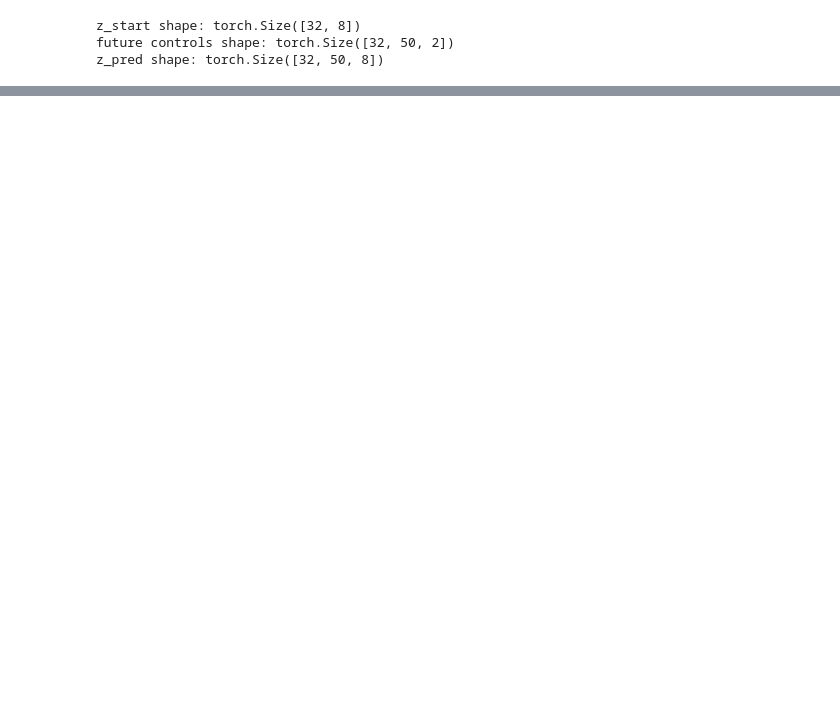
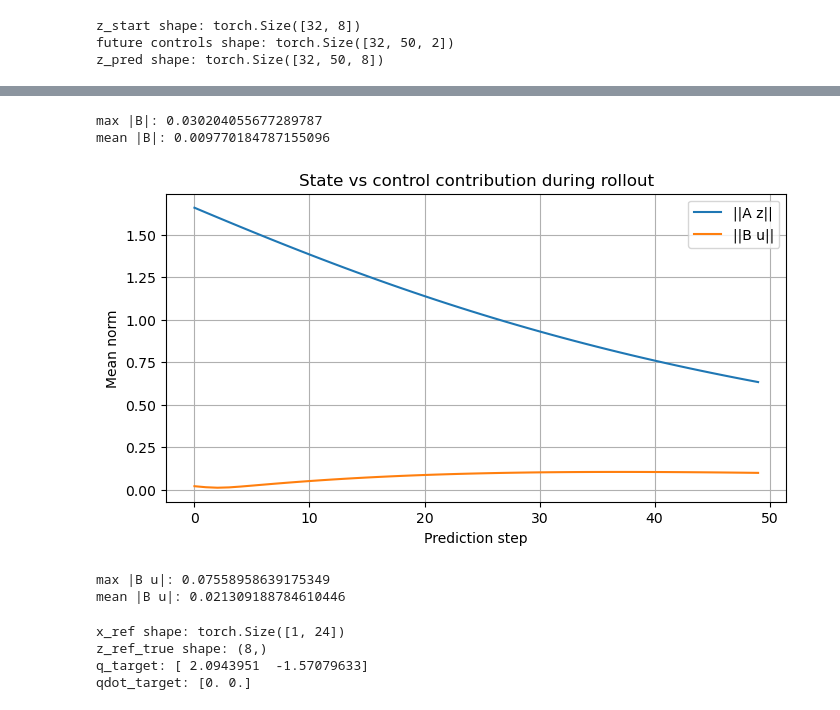
Before and after one commit to kiranThyagarajan/master-thesis, a Jupyter notebook: src/koopman-markers.ipynb, the cells around one changed output, grey strips where cells are left out. Drawn from its saved outputs; the diff is of its cells as text; code cells hidden in the pictures; blank space fills up the shorter version.

```diff
--- a/src/koopman-markers.ipynb
+++ b/src/koopman-markers.ipynb
@@ -472,0 +560,71 @@ Predicted future shape : (50, 24)
+# %%
+# --- Diagnose B contribution in a new block ---
+
+print("max |B|:", B.abs().max().item())
+print("mean |B|:", B.abs().mean().item())
+
+z_current = z_start
+
+state_norms = []
+control_norms = []
+
+for i in range(future_controls.shape[1]):
+    u_current = future_controls[:, i, :]
+
+    state_part = torch.bmm(A, z_current.unsqueeze(2)).squeeze(2)
+    control_part = torch.bmm(B, u_current.unsqueeze(2)).squeeze(2)
+
+    state_norms.append(state_part.norm(dim=1).mean().item())
+    control_norms.append(control_part.norm(dim=1).mean().item())
+
+    z_current = state_part + control_part
+
+plt.figure(figsize=(8, 4))
+plt.plot(state_norms, label="||A z||")
+plt.plot(control_norms, label="||B u||")
+plt.xlabel("Prediction step")
+plt.ylabel("Mean norm")
+plt.title("State vs control contribution during rollout")
+plt.legend()
+plt.grid(True)
+plt.show()
+
+Bu = torch.bmm(B, future_controls.transpose(1, 2)).transpose(1, 2)
+print("max |B u|:", Bu.abs().max().item())
+print("mean |B u|:", Bu.abs().mean().item())
+# %% [output]
+max |B|: 0.030204055677289787
+mean |B|: 0.009770184787155096
+[figure, added]
+max |B u|: 0.07558958639175349
+mean |B u|: 0.021309188784610446
+# %%
+import sys
+import importlib
+import params
+from markers import get_marker_observation
+
+repo_root = Path.cwd().resolve()
+
+data_generator_dir = repo_root / "data-generator"
+
+params = importlib.reload(params)
+p = params.get_params()
+
+x_ref_np = get_marker_observation(p["q_target"], p["qdot_target"], p)
+
+x_ref = torch.from_numpy(x_ref_np).to(device=device, dtype=torch.float64).unsqueeze(0)
+
+autoencoder.eval()
+with torch.no_grad():
+    z_ref_true = autoencoder.encoder(x_ref).squeeze(0).detach().cpu().numpy()
+
+print("x_ref shape:", x_ref.shape)
+print("z_ref_true shape:", z_ref_true.shape)
+print("q_target:", p["q_target"])
+print("qdot_target:", p["qdot_target"])
+# %% [output]
+x_ref shape: torch.Size([1, 24])
+z_ref_true shape: (8,)
+q_target: [ 2.0943951  -1.57079633]
+qdot_target: [0. 0.]
```
Also changed, not shown: parts of 12 cells of this notebook, 3 other files.
